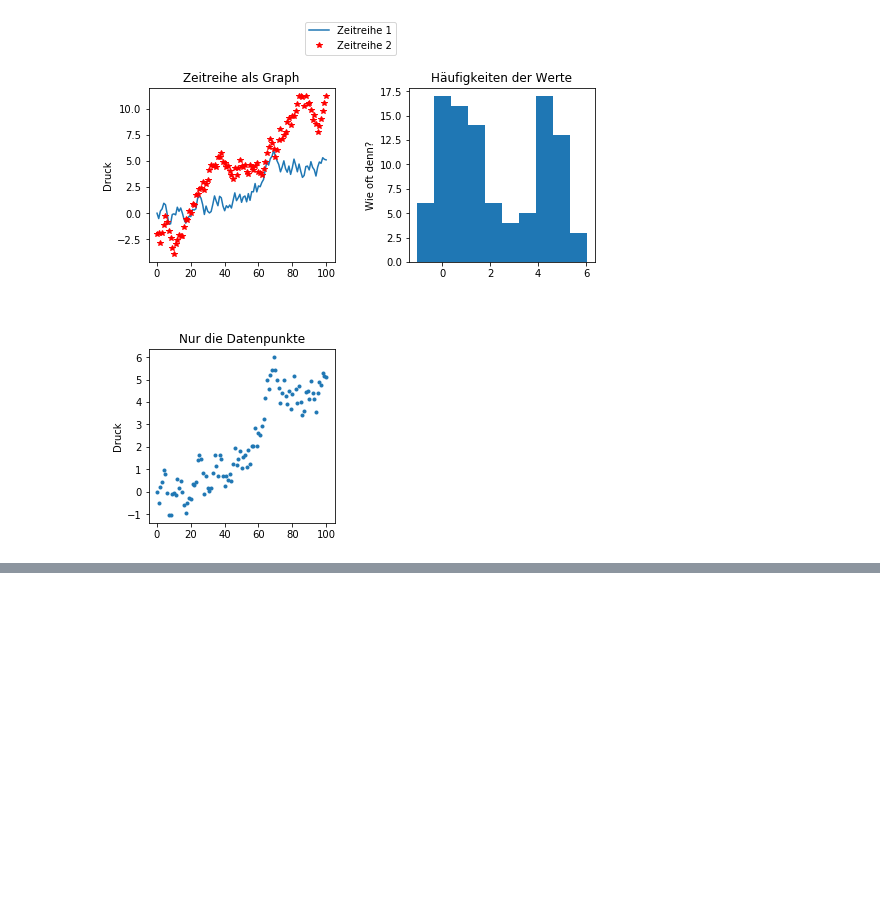
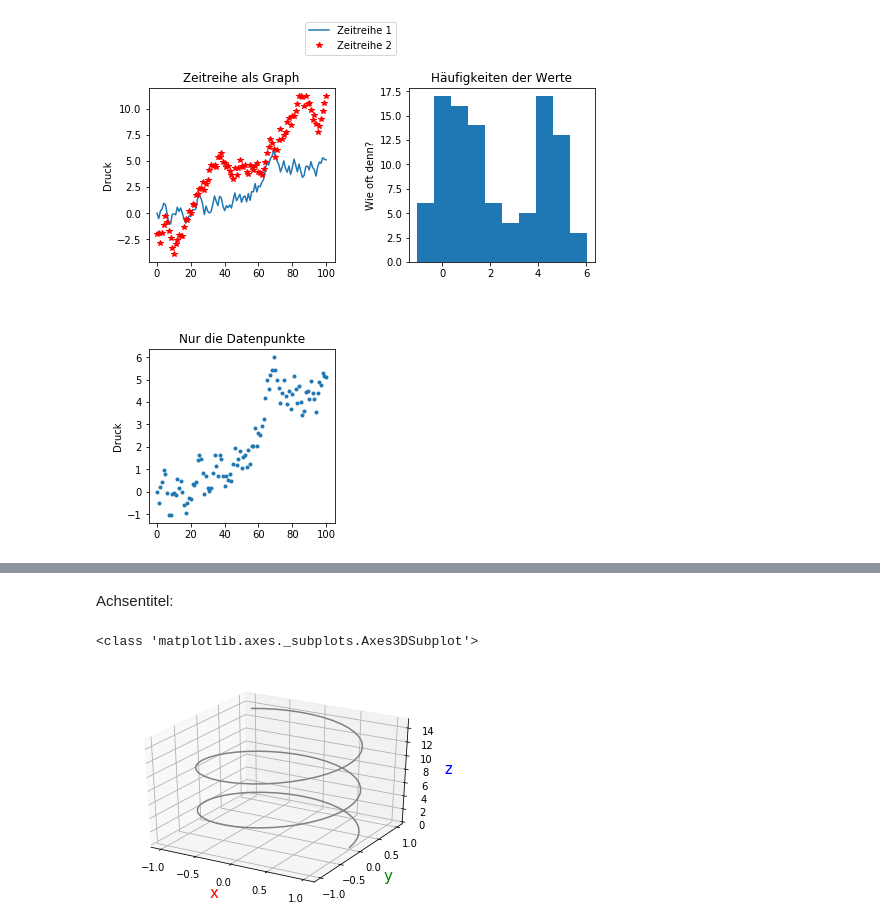
Before and after one commit to juebrauer/course_introduction_to_python, a Jupyter notebook: 07_matplotlib_grundlagen/matplotlib_grundlagen.ipynb, the cells around one changed output, grey strips where cells are left out. Saved outputs shown, nothing was run; the diff lists cells and outputs as text; code cells hidden in the pictures; blank space fills up the shorter version.

```diff
--- a/07_matplotlib_grundlagen/matplotlib_grundlagen.ipynb
+++ b/07_matplotlib_grundlagen/matplotlib_grundlagen.ipynb
@@ -831,0 +920,21 @@ plt.show()
+# %% [markdown]
+Achsentitel:
+# %%
+plt.clf()
+
+ax = plt.axes(projection="3d")
+print(type(ax))
+
+ax.plot3D(x_werte, y_werte, z_werte, 'gray')
+
+ax.set_xticks( np.arange(-1.0, 1.01, 0.5) )
+ax.set_yticks( np.arange(-1.0, 1.01, 0.5) )
+
+ax.set_xlabel("x", fontsize=15, color ="red")
+ax.set_ylabel("y", fontsize=15, color ="green")
+ax.set_zlabel("z", fontsize=15, color ="blue")
+
+plt.show()
+# %% [output]
+<class 'matplotlib.axes._subplots.Axes3DSubplot'>
+[figure, added]
```
Also changed, not shown: parts of 23 cells of this notebook.
